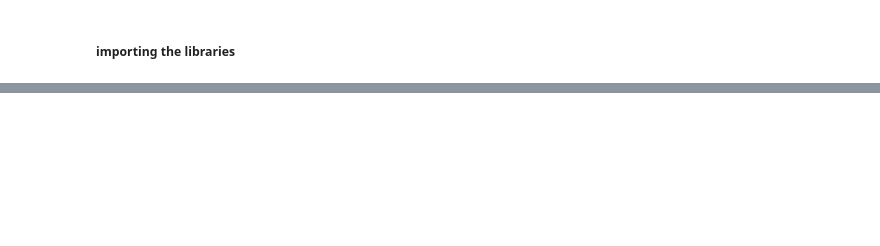
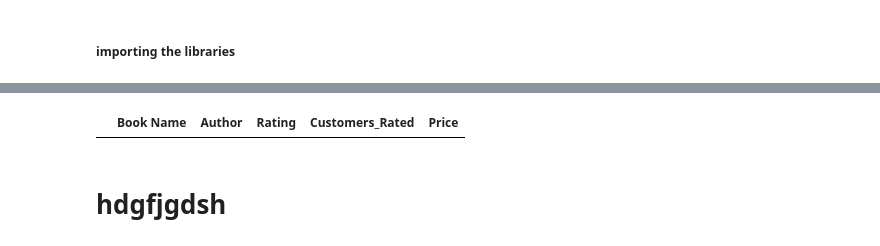
Before and after one commit to somu-Projects/Data-Visualisation, a Jupyter notebook: Web Scrapping/Amazon/flipkart.ipynb, the cells around one changed output, grey strips where cells are left out. Drawn from its saved outputs; the diff is of its cells as text; code cells hidden in the pictures; blank space fills up the shorter version.

```diff
--- a/Web Scrapping/Amazon/flipkart.ipynb
+++ b/Web Scrapping/Amazon/flipkart.ipynb
@@ -130,0 +244,8 @@ SAMSUNG Galaxy F13 (Nightsky Green| 64 GB),Rs.9499,4.4
+# %%
+data = df.sort_values(["Customers_Rated"], axis=0, ascending=False)[:20]
+# %%
+data
+# %% [output]
+|  | Book Name | Author | Rating | Customers_Rated | Price |
+# %% [markdown]
+# hdgfjgdsh
```
Also changed, not shown: parts of 41 cells of this notebook, 20 other files.
